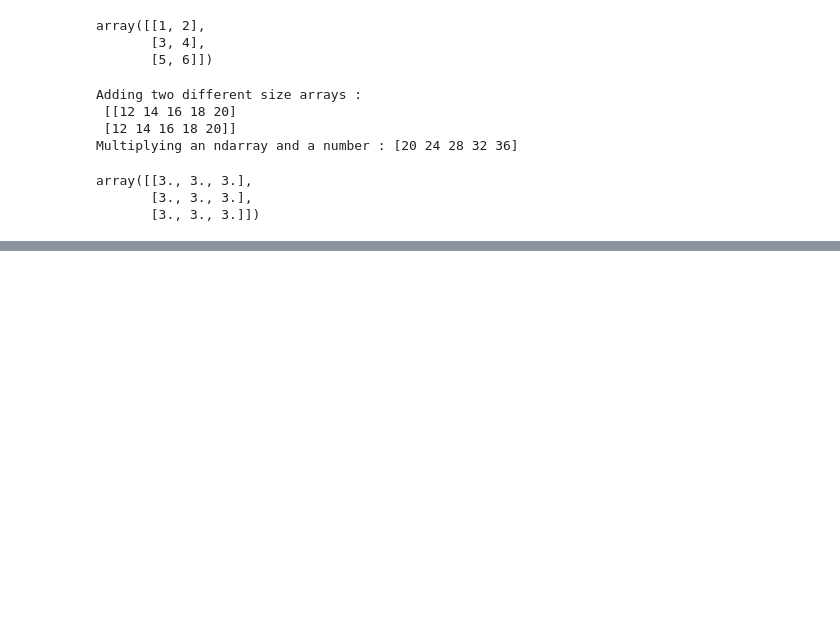
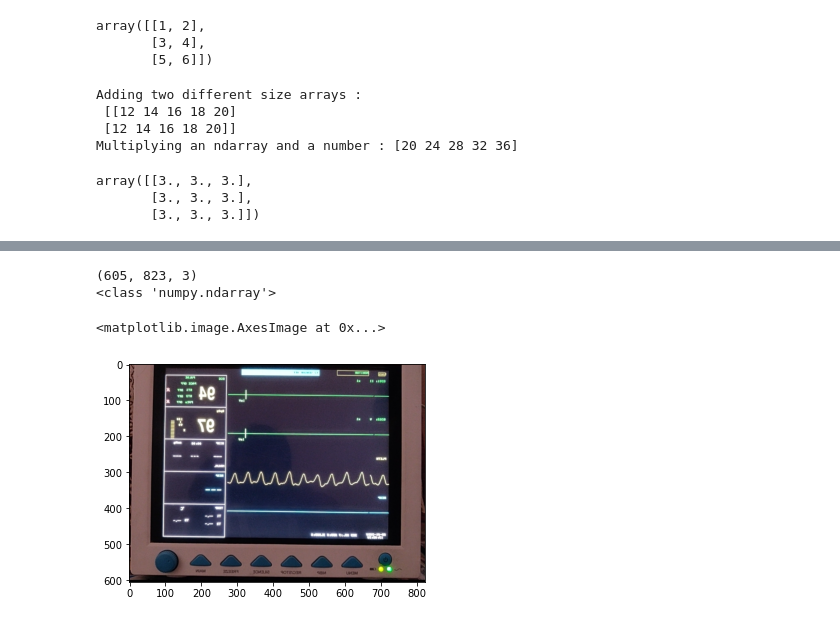
Before and after one commit to anupkumar08/Learning-Python, a Jupyter notebook: Learning_NumPy.ipynb, the cells around one changed output, grey strips where cells are left out. Cells and saved outputs as stored; diff of their text form; code cells hidden in the pictures; blank space fills up the shorter version.

```diff
--- a/Learning_NumPy.ipynb
+++ b/Learning_NumPy.ipynb
@@ -477,0 +556,9 @@ array([[3., 3., 3.],
+# %%
+import numpy as np
+import matplotlib.pyplot as plt
+from scipy import misc
+
+# read image
+im = misc.imread('C:/Users/Anoop Mishra/Downloads/Patient_Monitor_5.jpg')
+# image
+im
@@ -477,0 +585,12 @@ array([[3., 3., 3.],
+# %%
+print(im.shape)
+print(type(im))
+# %% [output]
+(605, 823, 3)
+<class 'numpy.ndarray'>
+# %%
+# flip
+plt.imshow(np.flip(im, axis=1))
+# %% [output]
+<matplotlib.image.AxesImage at 0x...>
+[figure, added]
```
Also changed, not shown: parts of 12 cells of this notebook.
